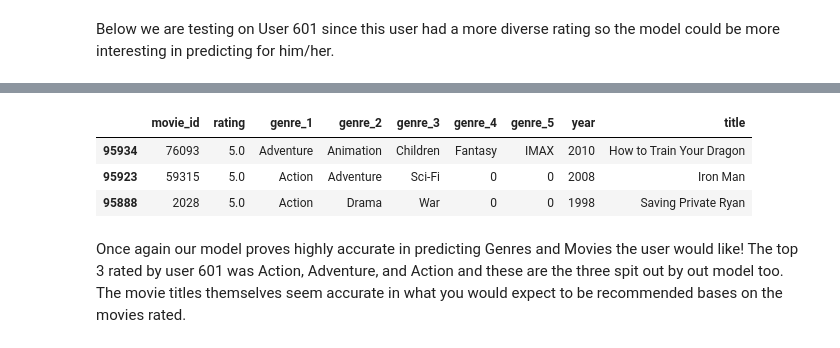
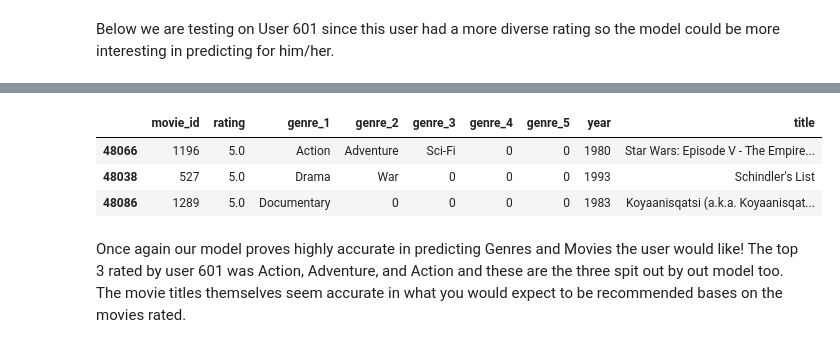
Before and after one commit to stephcia/movie-recommendation-system, a Jupyter notebook: movie_recommendation_system.ipynb, the cells around one changed output, grey strips where cells are left out. Cells and saved outputs as stored; diff of their text form; code cells hidden in the pictures.

```diff
--- a/movie_recommendation_system.ipynb
+++ b/movie_recommendation_system.ipynb
@@ -1208,11 +1211,11 @@ How many movie recommendations do you want? 3
 # %%
-user601 = movie_df.loc[movie_df['user_id'] == 601].sort_values(by = 'rating', ascending = False).head(3)
-user601.drop(columns = ['tmdbId','user_id'] )
+user312 = movie_df.loc[movie_df['user_id'] == 312].sort_values(by = 'rating', ascending = False).head(3)
+user312.drop(columns = ['tmdbId','user_id'] )
 # %% [output]
 |  | movie_id | rating | genre_1 | genre_2 | genre_3 | genre_4 | genre_5 | year | title |
-| 95934 | 76093 | 5.0 | Adventure | Animation | Children | Fantasy | IMAX | 2010 | How to Train Your Dragon |
-| 95923 | 59315 | 5.0 | Action | Adventure | Sci-Fi | 0 | 0 | 2008 | Iron Man |
-| 95888 | 2028 | 5.0 | Action | Drama | War | 0 | 0 | 1998 | Saving Private Ryan |
+| 48066 | 1196 | 5.0 | Action | Adventure | Sci-Fi | 0 | 0 | 1980 | Star Wars: Episode V - The Empire... |
+| 48038 | 527 | 5.0 | Drama | War | 0 | 0 | 0 | 1993 | Schindler's List |
+| 48086 | 1289 | 5.0 | Documentary | 0 | 0 | 0 | 0 | 1983 | Koyaanisqatsi (a.k.a. Koyaanisqat... |
 # %% [markdown]
 Once again our model proves highly accurate in predicting Genres and Movies the user would like! The top 3 rated by user 601 was Action, Adventure, and Action and these are the three spit out by out model too. The movie titles themselves seem accurate in what you would expect to be recommended bases on the movies rated.
 # %% [markdown]
```
Also changed, not shown: parts of 11 cells of this notebook.
